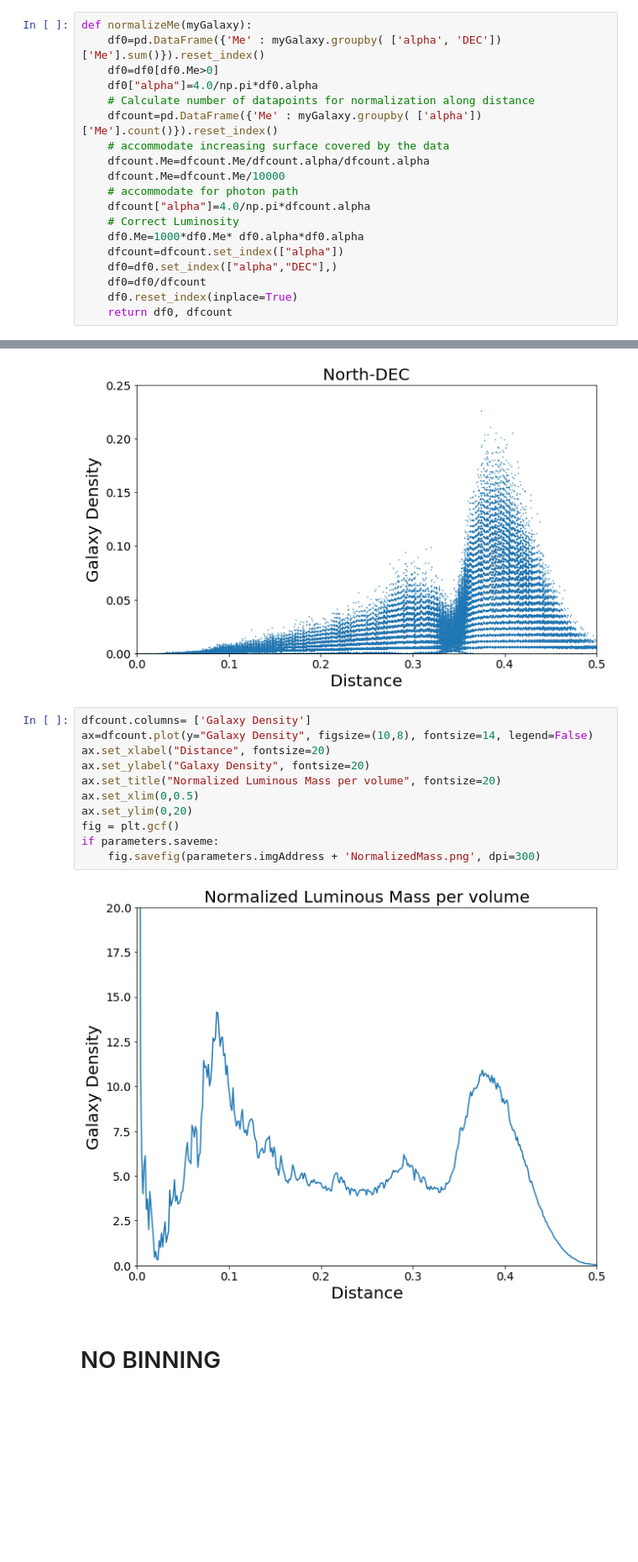
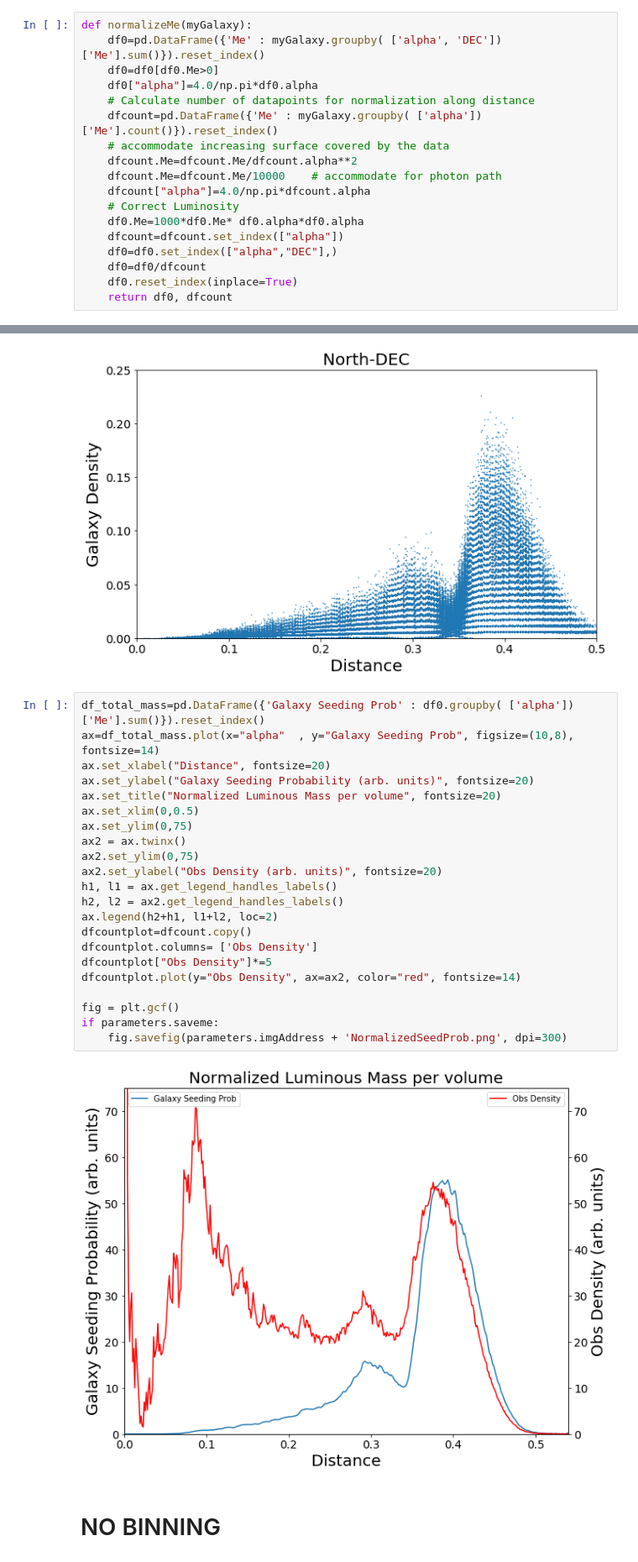
Before and after one commit to ny2292000/TheHypergeometricalUniverse, a Jupyter notebook: FitsAnalysisCrossSection.ipynb, the cells around one changed output, grey strips where cells are left out. Shown at 84% size. Cells and saved outputs as stored; diff of their text form; blank space fills up the shorter version.

```diff
--- a/FitsAnalysisCrossSection.ipynb
+++ b/FitsAnalysisCrossSection.ipynb
@@ -17,9 +17,8 @@ def normalizeMe(myGalaxy):
     # Calculate number of datapoints for normalization along distance
     dfcount=pd.DataFrame({'Me' : myGalaxy.groupby( ['alpha'])['Me'].count()}).reset_index()
     # accommodate increasing surface covered by the data
-    dfcount.Me=dfcount.Me/dfcount.alpha/dfcount.alpha
-    dfcount.Me=dfcount.Me/10000
-    # accommodate for photon path
+    dfcount.Me=dfcount.Me/dfcount.alpha**2
+    dfcount.Me=dfcount.Me/10000    # accommodate for photon path
     dfcount["alpha"]=4.0/np.pi*dfcount.alpha
     # Correct Luminosity
     df0.Me=1000*df0.Me* df0.alpha*df0.alpha
@@ -129,18 +128,29 @@ Index(['RA', 'DEC', 'ID', 'Z', 'NZ', 'CosRA', 'SinRA', 'CosDEC', 'SinDEC',
       dtype='object')
 [figure]
 # %%
-dfcount.columns= ['Galaxy Density']
-ax=dfcount.plot(y="Galaxy Density", figsize=(10,8), fontsize=14, legend=False)
+df_total_mass=pd.DataFrame({'Galaxy Seeding Prob' : df0.groupby( ['alpha'])['Me'].sum()}).reset_index()
+ax=df_total_mass.plot(x="alpha"  , y="Galaxy Seeding Prob", figsize=(10,8), fontsize=14)
 ax.set_xlabel("Distance", fontsize=20)
-ax.set_ylabel("Galaxy Density", fontsize=20)
+ax.set_ylabel("Galaxy Seeding Probability (arb. units)", fontsize=20)
 ax.set_title("Normalized Luminous Mass per volume", fontsize=20)
 ax.set_xlim(0,0.5)
-ax.set_ylim(0,20)
+ax.set_ylim(0,75)
+ax2 = ax.twinx()
+ax2.set_ylim(0,75)
+ax2.set_ylabel("Obs Density (arb. units)", fontsize=20)
+h1, l1 = ax.get_legend_handles_labels()
+h2, l2 = ax2.get_legend_handles_labels()
+ax.legend(h2+h1, l1+l2, loc=2)
+dfcountplot=dfcount.copy()
+dfcountplot.columns= ['Obs Density']
+dfcountplot["Obs Density"]*=5
+dfcountplot.plot(y="Obs Density", ax=ax2, color="red", fontsize=14)
+
 fig = plt.gcf()
 if parameters.saveme:
-    fig.savefig(parameters.imgAddress + 'NormalizedMass.png', dpi=300)
+    fig.savefig(parameters.imgAddress + 'NormalizedSeedProb.png', dpi=300)
 # %% [output]
-[figure, old version]
+[figure, new version]
 # %% [markdown]
 # NO BINNING
 # %%
```
Also changed, not shown: 3 other files.
